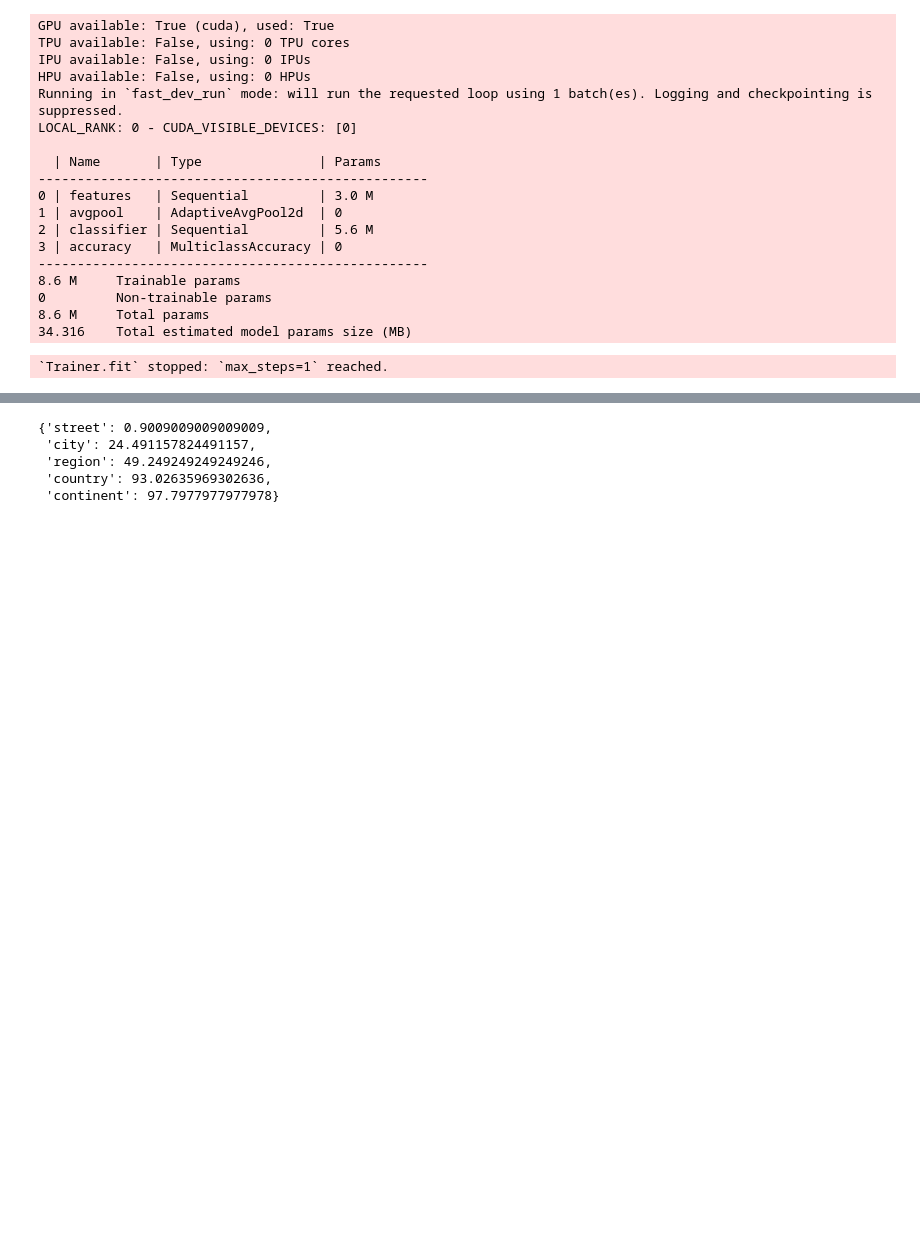
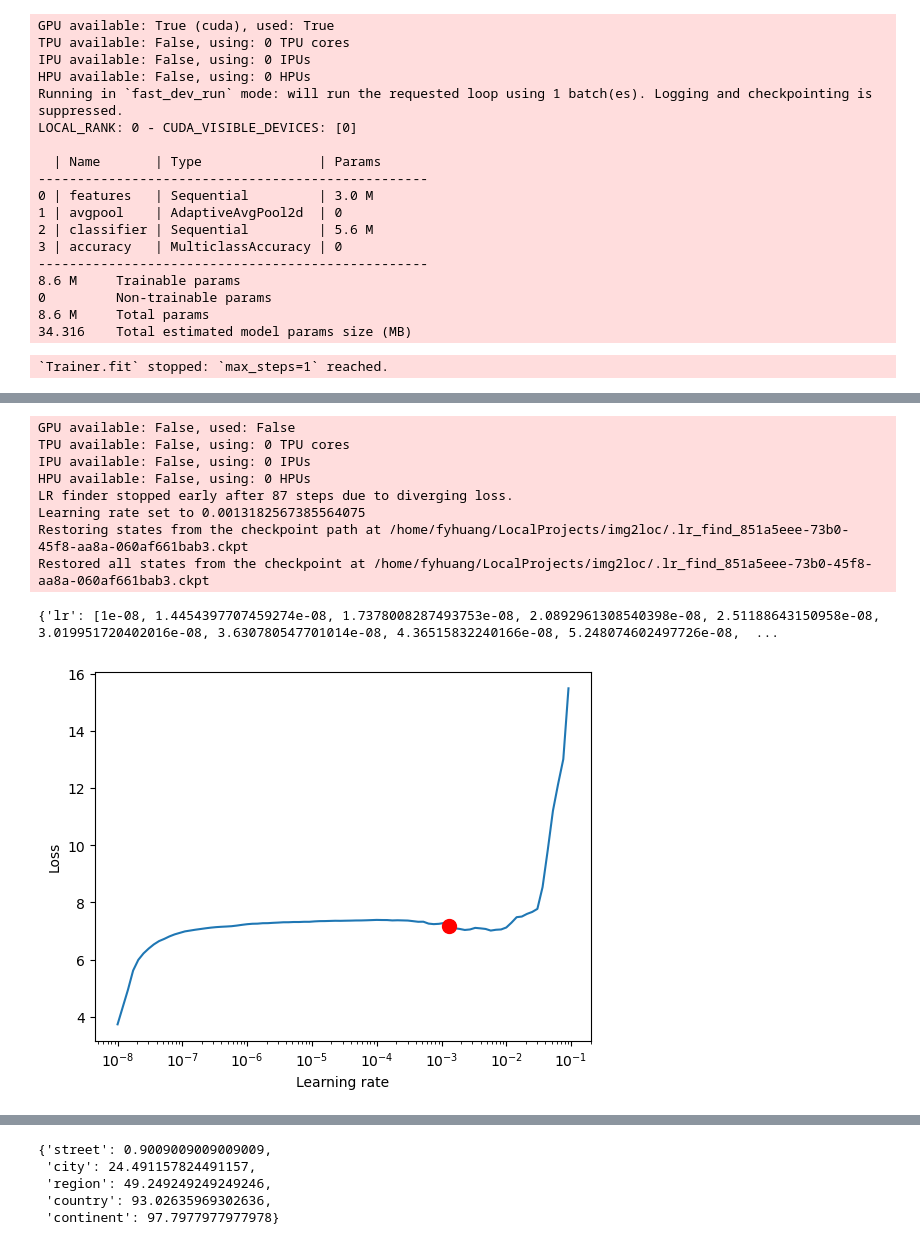
Before and after one commit to fyhuang/img2loc, a Jupyter notebook: s2cell_predict.ipynb, the cells around one changed output, grey strips where cells are left out. Drawn from its saved outputs; the diff is of its cells as text; code cells hidden in the pictures; blank space fills up the shorter version.

```diff
--- a/s2cell_predict.ipynb
+++ b/s2cell_predict.ipynb
@@ -198,0 +47,4 @@ class S2CellClassifierMnet3(L.LightningModule):
+# %%
+im2gps2007 = Im2gps2007()
+train_dataloader = im2gps2007.train_dataloader()
+val_dataloader = im2gps2007.val_dataloader()
@@ -224,25 +85,3 @@ LOCAL_RANK: 0 - CUDA_VISIBLE_DEVICES: [0]
 8.6 M     Total params
 34.316    Total estimated model params size (MB)
 `Trainer.fit` stopped: `max_steps=1` reached.
-# %%
-# Full training (resuming from checkpoint)
-mnet3_model = S2CellClassifierMnet3.load_from_checkpoint("checkpoints/s2cell_predict/version1.ckpt", num_classes=len(mapping))
-trainer = L.Trainer(
-    accelerator=TORCH_ACCELERATOR,
-    callbacks=[
-        L.pytorch.callbacks.ModelCheckpoint(
-            monitor="val_acc",
-            mode="max",
-            save_last=True,
-            save_top_k=5,
-        ),
-        L.pytorch.callbacks.EarlyStopping(
-            patience=5,
-            monitor="val_acc",
-            mode="max",
-            verbose=True,
-        ),
-    ],
-)
-trainer.fit(model=mnet3_model, train_dataloaders=train_dataloader, val_dataloaders=val_dataloader)
-print("Training done")
@@ -332,0 +88,30 @@ results
+# %%
+# LR finder
+mnet3_model = S2CellClassifierMnet3(
+    num_classes=len(im2gps2007.mapping),
+    learning_rate=1e-3,
+    freeze_features=False,
+)
+
+lr_finder = L.pytorch.tuner.Tuner(
+    L.Trainer(
+        accelerator=TORCH_ACCELERATOR,
+        enable_checkpointing=False,
+        logger=False,
+    )
+).lr_find(mnet3_model, train_dataloaders=train_dataloader, val_dataloaders=val_dataloader)
+
+print(lr_finder.results)
+fig = lr_finder.plot(suggest=True)
+fig.show()
+# %% [output]
+GPU available: False, used: False
+TPU available: False, using: 0 TPU cores
+IPU available: False, using: 0 IPUs
+HPU available: False, using: 0 HPUs
+LR finder stopped early after 87 steps due to diverging loss.
+Learning rate set to 0.0013182567385564075
+Restoring states from the checkpoint path at /home/fyhuang/LocalProjects/img2loc/.lr_find_851a5eee-73b0-45f8-aa8a-060af661bab3.ckpt
+Restored all states from the checkpoint at /home/fyhuang/LocalProjects/img2loc/.lr_find_851a5eee-73b0-45f8-aa8a-060af661bab3.ckpt
+{'lr': [1e-08, 1.4454397707459274e-08, 1.7378008287493753e-08, 2.0892961308540398e-08, 2.51188643150958e-08, 3.019951720402016e-08, 3.630780547701014e-08, 4.36515832240166e-08, 5.248074602497726e-08,  ...
+[figure, added]
```
Also changed, not shown: parts of 16 cells of this notebook, 7 other files.
